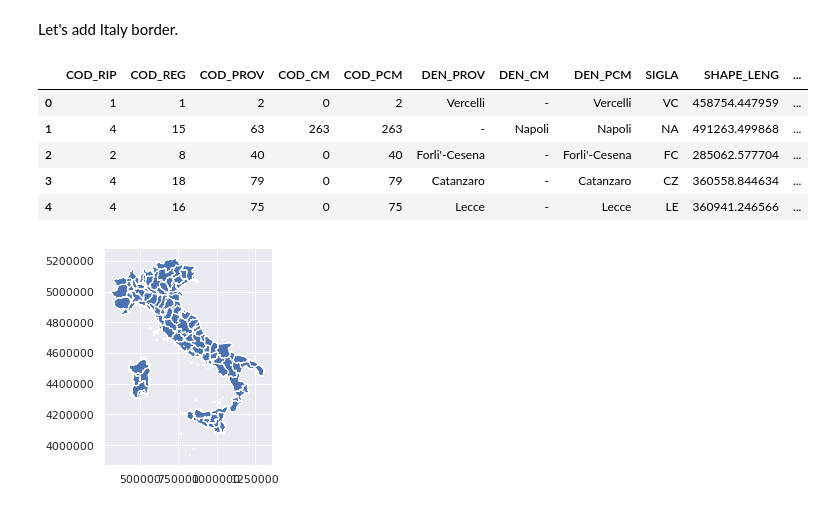
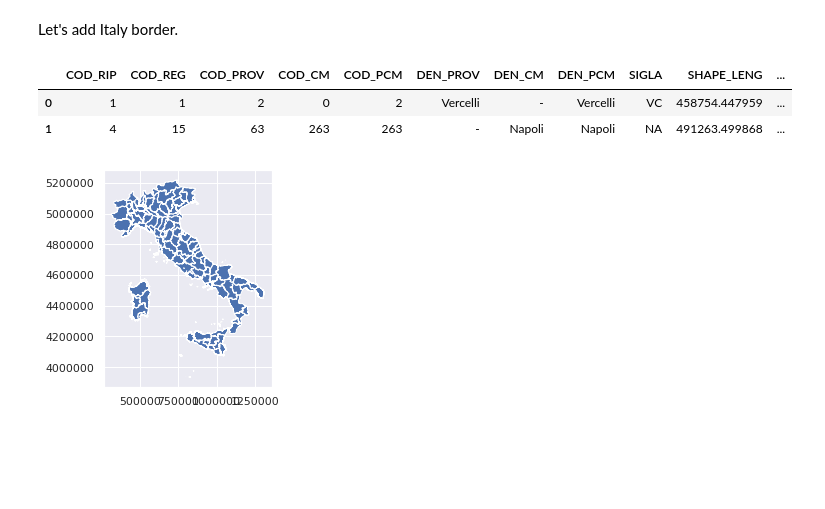
Before and after one commit to fedepiro96/APAD-project, a Jupyter notebook: benci-pirona.ipynb, the cells around one changed output. Drawn from its saved outputs; the diff is of its cells as text; code cells hidden in the pictures; blank space fills up the shorter version.

```diff
--- a/benci-pirona.ipynb
+++ b/benci-pirona.ipynb
@@ -819,14 +903,11 @@ z.extractall()
 # %%
 # we take the borders of provinces
 province_border = gpd.read_file("Limiti/Prov/ProvCM01012018_WGS84.shx")
-province_border.head()
+province_border.head(2)
 # %% [output]
 |  | COD_RIP | COD_REG | COD_PROV | COD_CM | COD_PCM | DEN_PROV | DEN_CM | DEN_PCM | SIGLA | SHAPE_LENG | ... |
 | 0 | 1 | 1 | 2 | 0 | 2 | Vercelli | - | Vercelli | VC | 458754.447959 | ... |
 | 1 | 4 | 15 | 63 | 263 | 263 | - | Napoli | Napoli | NA | 491263.499868 | ... |
-| 2 | 2 | 8 | 40 | 0 | 40 | Forli'-Cesena | - | Forli'-Cesena | FC | 285062.577704 | ... |
-| 3 | 4 | 18 | 79 | 0 | 79 | Catanzaro | - | Catanzaro | CZ | 360558.844634 | ... |
-| 4 | 4 | 16 | 75 | 0 | 75 | Lecce | - | Lecce | LE | 360941.246566 | ... |
 # %%
 province_border.plot();
 # %% [output]
```
Also changed, not shown: parts of 66 cells of this notebook.
